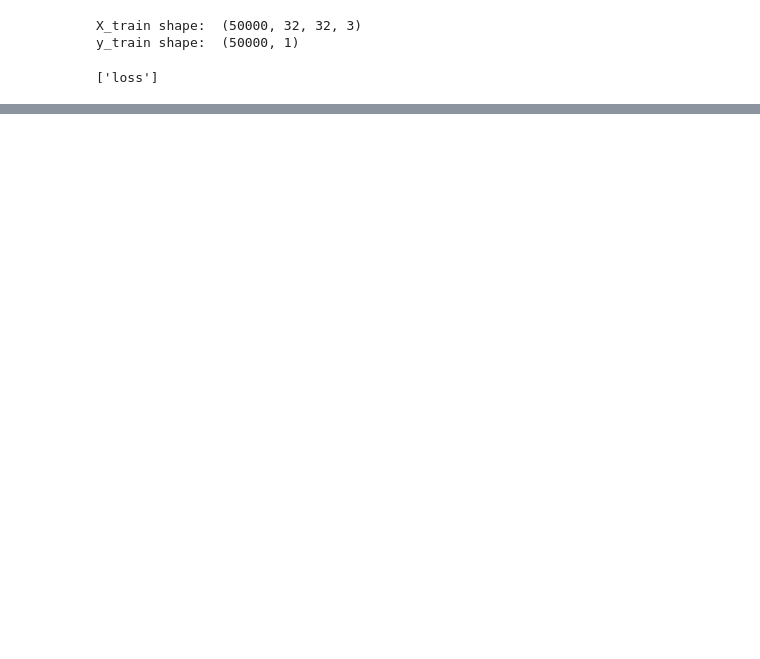
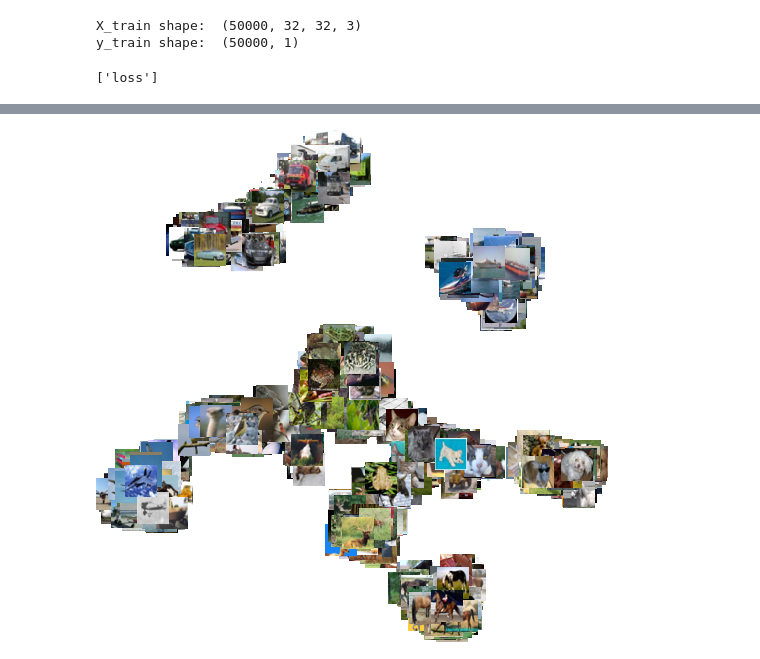
Before and after one commit to asterisk37n/deep-learning, a Jupyter notebook: triplet-loss/Tripletloss_CIFAR-10.ipynb, the cells around one changed output, grey strips where cells are left out. Cells and saved outputs as stored; diff of their text form; code cells hidden in the pictures; blank space fills up the shorter version.

```diff
--- a/triplet-loss/Tripletloss_CIFAR-10.ipynb
+++ b/triplet-loss/Tripletloss_CIFAR-10.ipynb
@@ -374,0 +383,4 @@ plt.show()
+# %%
+IPython.display.Image(filename='img/050-0.952.png')
+# %% [output]
+[figure, added]
```
Also changed, not shown: parts of 12 cells of this notebook.
